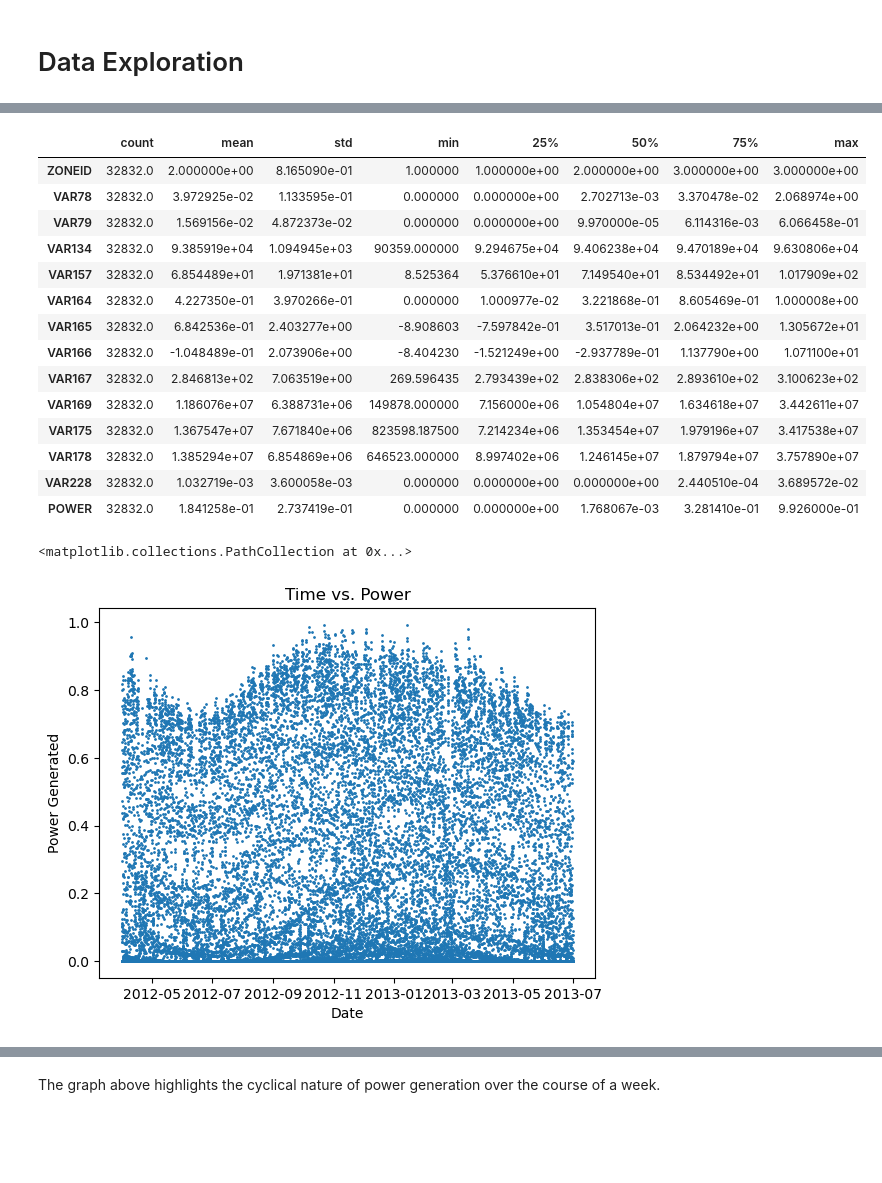
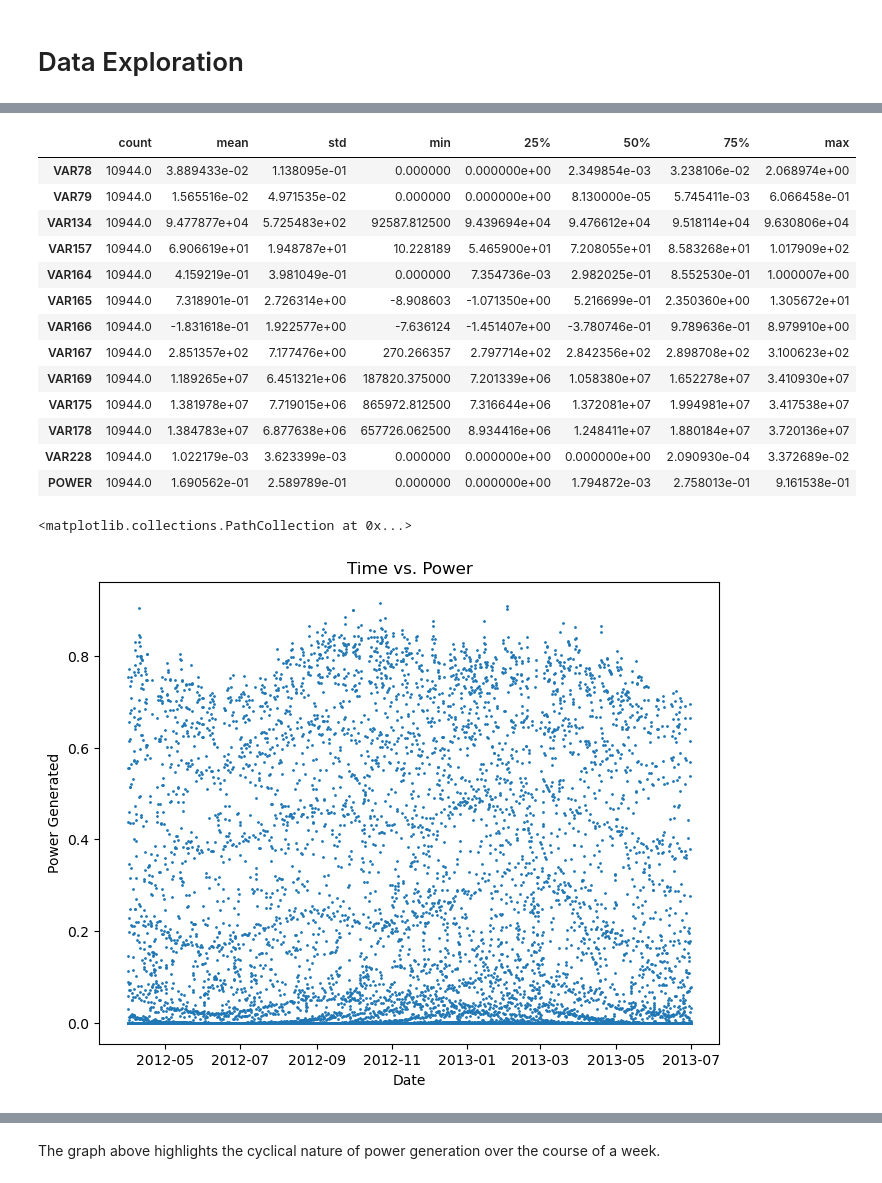
Before and after one commit to antoniolang1107/Solar-Power, a Jupyter notebook: solar.ipynb, the cells around one changed output, grey strips where cells are left out. Cells and saved outputs as stored; diff of their text form; code cells hidden in the pictures; blank space fills up the shorter version.

```diff
--- a/solar.ipynb
+++ b/solar.ipynb
@@ -5,13 +5,17 @@ CS 458
 # %%
 import IPython
 
+import matplotlib as mpl
 import matplotlib.pyplot as plt
 import numpy as np
 import pandas as pd
 import seaborn as sns
 import tensorflow as tf
 
-training_data = pd.read_csv("solar_training.csv")
+mpl.rcParams['figure.figsize'] = (8, 6)
+mpl.rcParams['axes.grid'] = False
+
+train_data = pd.read_csv("solar_training.csv")
 test_data = pd.read_csv("solar_test.csv")
 # %% [markdown]
 # Data Exploration
@@ -63,0 +31,28 @@ training_data_1.head()
+# %%
+training_data_1 = train_data[train_data['ZONEID'] == 1]
+test_data_1 = test_data[test_data['ZONEID'] == 1]
+training_data_1.pop('ZONEID')
+train_time_1 = pd.to_datetime(training_data_1.pop('TIMESTAMP'), format='%Y%m%d %H:%M')
+test_time_1 = pd.to_datetime(test_data_1.pop('TIMESTAMP'), format='%Y%m%d %H:%M')
+
+training_data_2 = train_data[train_data['ZONEID'] == 2]
+test_data_2 = test_data[test_data['ZONEID'] == 2]
+training_data_2.pop('ZONEID')
+train_time_2 = pd.to_datetime(training_data_2.pop('TIMESTAMP'), format='%Y%m%d %H:%M')
+test_time_2 = pd.to_datetime(test_data_2.pop('TIMESTAMP'), format='%Y%m%d %H:%M')
+
+training_data_3 = train_data[train_data['ZONEID'] == 3]
+test_data_3 = test_data[test_data['ZONEID'] == 3]
+training_data_3.pop('ZONEID')
+train_time_3 = pd.to_datetime(training_data_3.pop('TIMESTAMP'), format='%Y%m%d %H:%M')
+test_time_3 = pd.to_datetime(test_data_3.pop('TIMESTAMP'), format='%Y%m%d %H:%M')
+
+train_data = [training_data_1, training_data_2, training_data_3]
+test_data = [test_data_1, test_data_2, test_data_3]
+train_time = [train_time_1, train_time_2, train_time_3]
+test_time = [test_time_1, test_time_2, test_time_3]
+
+del training_data_1, training_data_2, training_data_3
+del test_data_1, test_data_2, test_data_3
+del train_time_1, train_time_2, train_time_3
+del test_time_1, test_time_2, test_time_3
@@ -64,29 +80,28 @@ training_data_1.head()
 # %%
-training_data.describe().transpose()
+train_data[0].describe().transpose()
 # %% [output]
 |  | count | mean | std | min | 25% | 50% | 75% | max |
-| ZONEID | 32832.0 | 2.000000e+00 | 8.165090e-01 | 1.000000 | 1.000000e+00 | 2.000000e+00 | 3.000000e+00 | 3.000000e+00 |
-| VAR78 | 32832.0 | 3.972925e-02 | 1.133595e-01 | 0.000000 | 0.000000e+00 | 2.702713e-03 | 3.370478e-02 | 2.068974e+00 |
-| VAR79 | 32832.0 | 1.569156e-02 | 4.872373e-02 | 0.000000 | 0.000000e+00 | 9.970000e-05 | 6.114316e-03 | 6.066458e-01 |
-| VAR134 | 32832.0 | 9.385919e+04 | 1.094945e+03 | 90359.000000 | 9.294675e+04 | 9.406238e+04 | 9.470189e+04 | 9.630806e+04 |
-| VAR157 | 32832.0 | 6.854489e+01 | 1.971381e+01 | 8.525364 | 5.376610e+01 | 7.149540e+01 | 8.534492e+01 | 1.017909e+02 |
-| VAR164 | 32832.0 | 4.227350e-01 | 3.970266e-01 | 0.000000 | 1.000977e-02 | 3.221868e-01 | 8.605469e-01 | 1.000008e+00 |
-| VAR165 | 32832.0 | 6.842536e-01 | 2.403277e+00 | -8.908603 | -7.597842e-01 | 3.517013e-01 | 2.064232e+00 | 1.305672e+01 |
-| VAR166 | 32832.0 | -1.048489e-01 | 2.073906e+00 | -8.404230 | -1.521249e+00 | -2.937789e-01 | 1.137790e+00 | 1.071100e+01 |
-| VAR167 | 32832.0 | 2.846813e+02 | 7.063519e+00 | 269.596435 | 2.793439e+02 | 2.838306e+02 | 2.893610e+02 | 3.100623e+02 |
-| VAR169 | 32832.0 | 1.186076e+07 | 6.388731e+06 | 149878.000000 | 7.156000e+06 | 1.054804e+07 | 1.634618e+07 | 3.442611e+07 |
-| VAR175 | 32832.0 | 1.367547e+07 | 7.671840e+06 | 823598.187500 | 7.214234e+06 | 1.353454e+07 | 1.979196e+07 | 3.417538e+07 |
-| VAR178 | 32832.0 | 1.385294e+07 | 6.854869e+06 | 646523.000000 | 8.997402e+06 | 1.246145e+07 | 1.879794e+07 | 3.757890e+07 |
-| VAR228 | 32832.0 | 1.032719e-03 | 3.600058e-03 | 0.000000 | 0.000000e+00 | 0.000000e+00 | 2.440510e-04 | 3.689572e-02 |
-| POWER | 32832.0 | 1.841258e-01 | 2.737419e-01 | 0.000000 | 0.000000e+00 | 1.768067e-03 | 3.281410e-01 | 9.926000e-01 |
+| VAR78 | 10944.0 | 3.889433e-02 | 1.138095e-01 | 0.000000 | 0.000000e+00 | 2.349854e-03 | 3.238106e-02 | 2.068974e+00 |
+| VAR79 | 10944.0 | 1.565516e-02 | 4.971535e-02 | 0.000000 | 0.000000e+00 | 8.130000e-05 | 5.745411e-03 | 6.066458e-01 |
+| VAR134 | 10944.0 | 9.477877e+04 | 5.725483e+02 | 92587.812500 | 9.439694e+04 | 9.476612e+04 | 9.518114e+04 | 9.630806e+04 |
+| VAR157 | 10944.0 | 6.906619e+01 | 1.948787e+01 | 10.228189 | 5.465900e+01 | 7.208055e+01 | 8.583268e+01 | 1.017909e+02 |
+| VAR164 | 10944.0 | 4.159219e-01 | 3.981049e-01 | 0.000000 | 7.354736e-03 | 2.982025e-01 | 8.552530e-01 | 1.000007e+00 |
+| VAR165 | 10944.0 | 7.318901e-01 | 2.726314e+00 | -8.908603 | -1.071350e+00 | 5.216699e-01 | 2.350360e+00 | 1.305672e+01 |
+| VAR166 | 10944.0 | -1.831618e-01 | 1.922577e+00 | -7.636124 | -1.451407e+00 | -3.780746e-01 | 9.789636e-01 | 8.979910e+00 |
+| VAR167 | 10944.0 | 2.851357e+02 | 7.177476e+00 | 270.266357 | 2.797714e+02 | 2.842356e+02 | 2.898708e+02 | 3.100623e+02 |
+| VAR169 | 10944.0 | 1.189265e+07 | 6.451321e+06 | 187820.375000 | 7.201339e+06 | 1.058380e+07 | 1.652278e+07 | 3.410930e+07 |
+| VAR175 | 10944.0 | 1.381978e+07 | 7.719015e+06 | 865972.812500 | 7.316644e+06 | 1.372081e+07 | 1.994981e+07 | 3.417538e+07 |
+| VAR178 | 10944.0 | 1.384783e+07 | 6.877638e+06 | 657726.062500 | 8.934416e+06 | 1.248411e+07 | 1.880184e+07 | 3.720136e+07 |
+| VAR228 | 10944.0 | 1.022179e-03 | 3.623399e-03 | 0.000000 | 0.000000e+00 | 0.000000e+00 | 2.090930e-04 | 3.372689e-02 |
+| POWER | 10944.0 | 1.690562e-01 | 2.589789e-01 | 0.000000 | 0.000000e+00 | 1.794872e-03 | 2.758013e-01 | 9.161538e-01 |
 # %%
 plt.title("Time vs. Power")
 plt.xlabel("Date")
 plt.ylabel("Power Generated")
-plt.scatter(training_data['DATETIME'], training_data['POWER'], s=1)
+plt.scatter(train_time[0], train_data[0]['POWER'], s=1)
 # %% [output]
 <matplotlib.collections.PathCollection at 0x...>
-[figure, old version]
+[figure, new version]
 # %%
 hours_in_week = 7 * 24
 plt.title("Power Generation Over A Week")
```
Also changed, not shown: parts of 36 cells of this notebook.
